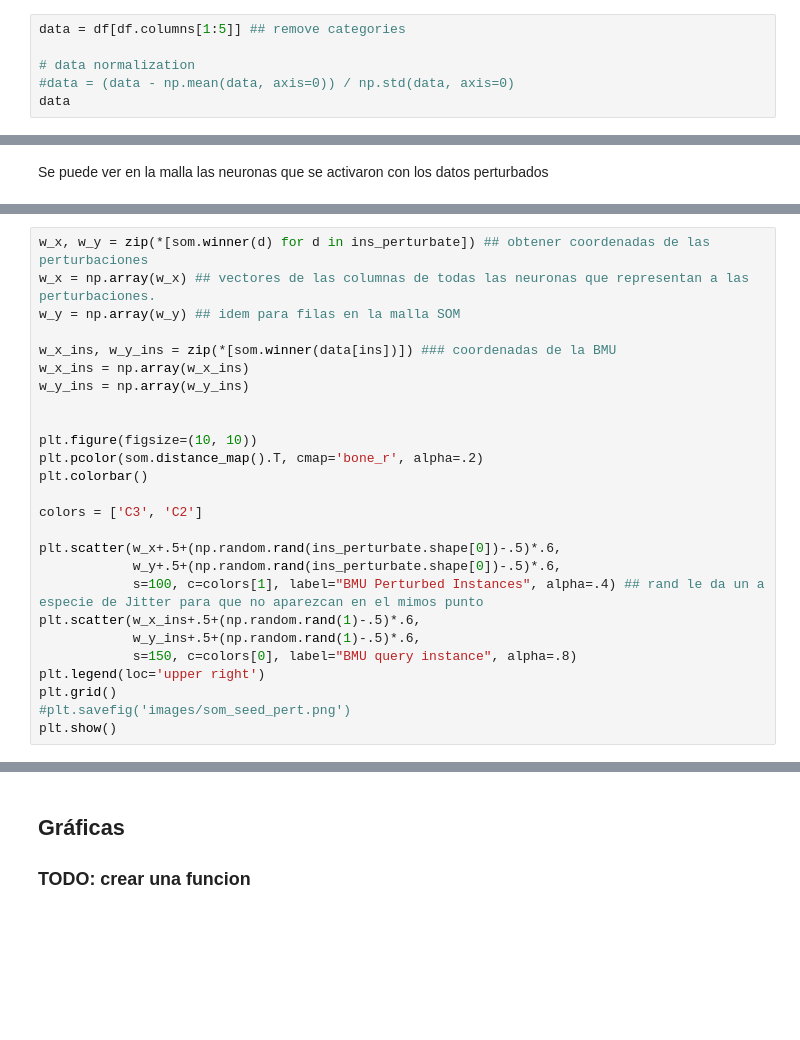
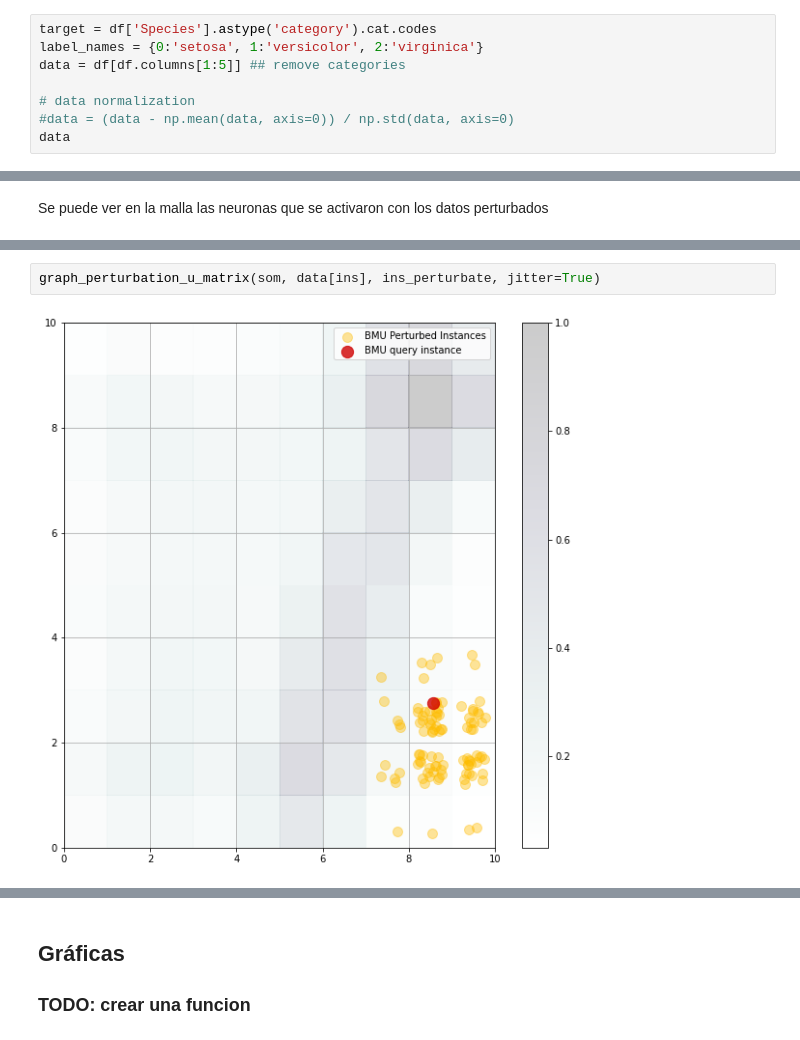
Before and after one commit to castudil/som-lstm, a Jupyter notebook: MiniSom/MiniSOm.ipynb, the cells around one changed output, grey strips where cells are left out. Cells and saved outputs as stored; diff of their text form; blank space fills up the shorter version.

```diff
--- a/MiniSom/MiniSOm.ipynb
+++ b/MiniSom/MiniSOm.ipynb
@@ -41,6 +45,8 @@ df
 | 149 | 150 | 5.9 | 3.0 | 5.1 | 1.8 | Iris-virginica |
 150 rows × 6 columns
 # %%
+target = df['Species'].astype('category').cat.codes
+label_names = {0:'setosa', 1:'versicolor', 2:'virginica'}
 data = df[df.columns[1:5]] ## remove categories
 
 # data normalization
@@ -185,26 +221,0 @@ array([[ 0.,  0.,  0.,  0.,  0.,  0.,  0.,  0.,  0.,  0.],
-# %%
-w_x, w_y = zip(*[som.winner(d) for d in ins_perturbate]) ## obtener coordenadas de las perturbaciones
-w_x = np.array(w_x) ## vectores de las columnas de todas las neuronas que representan a las perturbaciones.
-w_y = np.array(w_y) ## idem para filas en la malla SOM
-
-w_x_ins, w_y_ins = zip(*[som.winner(data[ins])]) ### coordenadas de la BMU
-w_x_ins = np.array(w_x_ins)
-w_y_ins = np.array(w_y_ins)
-
-
-plt.figure(figsize=(10, 10))
-plt.pcolor(som.distance_map().T, cmap='bone_r', alpha=.2)
-plt.colorbar()
-
-colors = ['C3', 'C2']
-
-plt.scatter(w_x+.5+(np.random.rand(ins_perturbate.shape[0])-.5)*.6,
-            w_y+.5+(np.random.rand(ins_perturbate.shape[0])-.5)*.6,
-            s=100, c=colors[1], label="BMU Perturbed Instances", alpha=.4) ## rand le da un a especie de Jitter para que no aparezcan en el mimos punto
-plt.scatter(w_x_ins+.5+(np.random.rand(1)-.5)*.6,
-            w_y_ins+.5+(np.random.rand(1)-.5)*.6,
-            s=150, c=colors[0], label="BMU query instance", alpha=.8)
-plt.legend(loc='upper right')
-plt.grid()
-#plt.savefig('images/som_seed_pert.png')
-plt.show()
@@ -212,0 +266,4 @@ plt.show()
+# %%
+graph_perturbation_u_matrix(som, data[ins], ins_perturbate, jitter=True)
+# %% [output]
+[figure, added]
```
Also changed, not shown: parts of 29 cells of this notebook, 7 other files.
